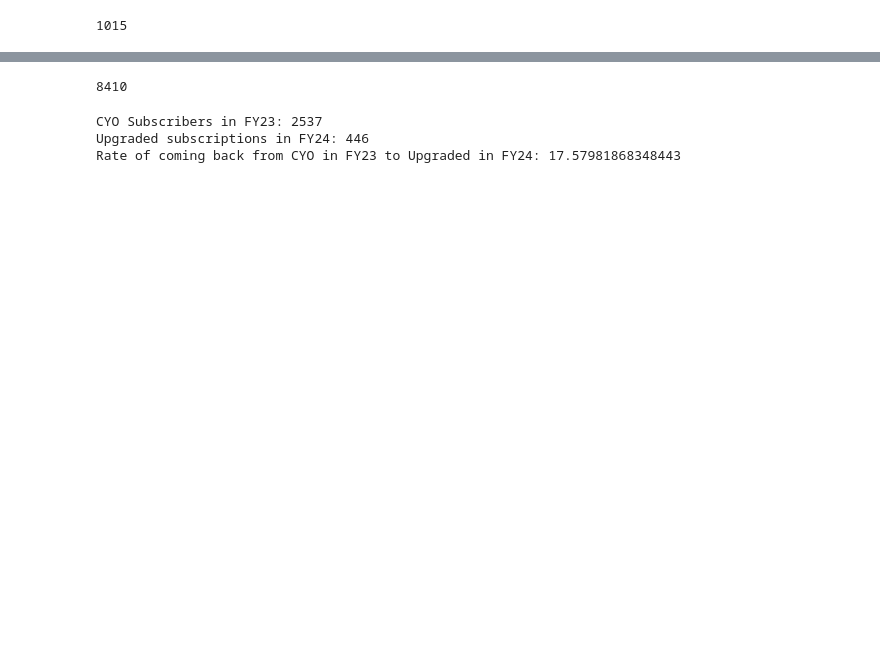
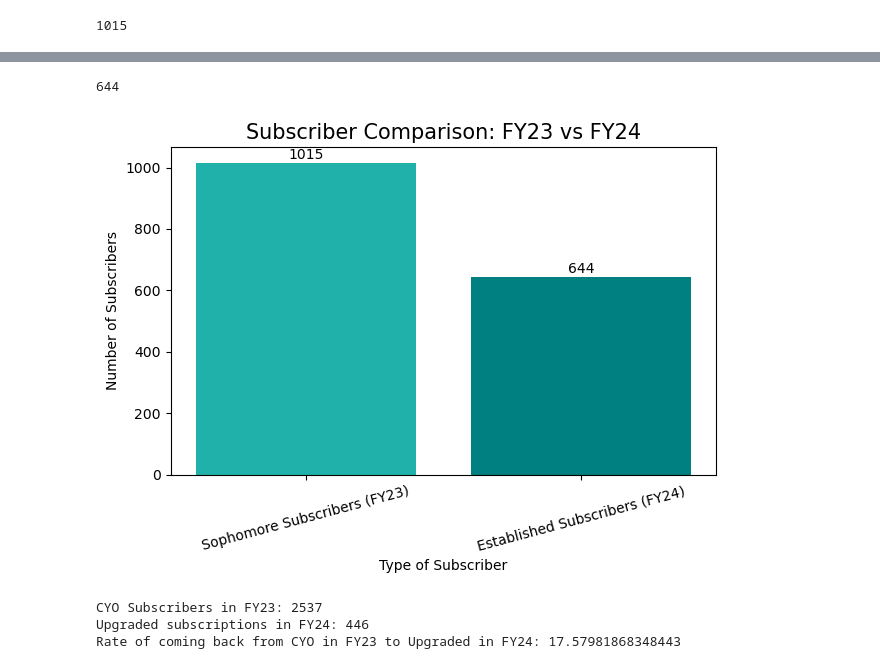
Before and after one commit to gabriela-ilinca/ASO, a Jupyter notebook: briana_workbook.ipynb, the cells around one changed output, grey strips where cells are left out. Cells and saved outputs as stored; diff of their text form; code cells hidden in the pictures; blank space fills up the shorter version.

```diff
--- a/briana_workbook.ipynb
+++ b/briana_workbook.ipynb
@@ -42,11 +78,34 @@ sophomore23
 # for three+ year subscribers in FY24 - to compare with second year subscribers in FY23
 # I'm not sure if you can compare with just second year subscribers, since it's 3+ years but
 df24 = df[df['fiscal_year'] =='FY24']
-filtered = df24[df24['price_code_type'].str.startswith('Fixed Established Subscription', na=False)]
-established24 = np.sum(filtered.groupby('price_code_type')['ticket_type'].count())
-established24
+filtered4 = df24[df24['price_code_type'].str.startswith('Fixed Established Subscription', na=False)]
+established24 = np.sum(filtered4.groupby('price_code_type')['ticket_type'].count())
+established24 #8410 established subscribers in FY24
+
+count_match = filtered4['acct_id'].isin(filtered3['acct_id']).sum()
+print(count_match)
 # %% [output]
-8410
+644
+# %%
+# Data
+labels = ['Sophomore Subscribers (FY23)', 'Established Subscribers (FY24)']
+values = [sophomore23, count_match]
+
+# Plot
+plt.bar(labels, values, color=['lightseagreen', 'teal'])
+plt.title('Subscriber Comparison: FY23 vs FY24', fontsize = 15)
+plt.xlabel('Type of Subscriber')
+plt.ylabel('Number of Subscribers')
+plt.xticks(rotation=15)
+
+# Add value labels on top of bars
+for i, value in enumerate(values):
+    plt.text(i, value + 50, str(value), ha='center', va='top', fontsize=10)
+
+plt.tight_layout()
+plt.show()
+# %% [output]
+[figure, added]
 # %%
 # count of CYO subscribers in FY23
 df23 = df[df['fiscal_year'] =='FY23']
```
Also changed, not shown: parts of 10 cells of this notebook.
